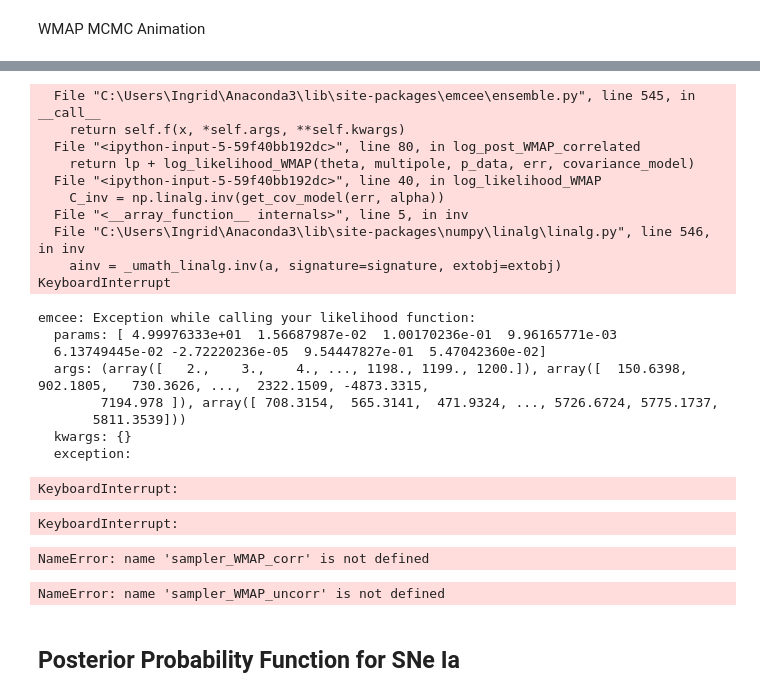
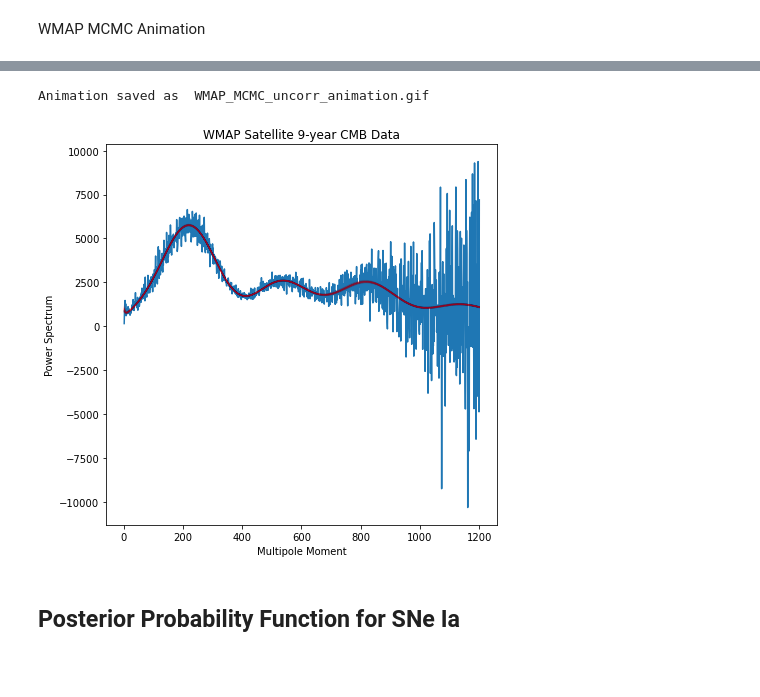
Before and after one commit to nlefrancois6/Phys-321-Project, a Jupyter notebook: Project_Main.ipynb, the cells around one changed output, grey strips where cells are left out. Cells and saved outputs as stored; diff of their text form; code cells hidden in the pictures; blank space fills up the shorter version.

```diff
--- a/Project_Main.ipynb
+++ b/Project_Main.ipynb
@@ -188,6 +188,7 @@ def plot_WMAP_sample(x_data, flat_samples, ind):
     y_model = get_PICO_spectrum(sample)
     y_model = y_model[2:len(x_data)+2]
     #Plot the fit for these parameters
+    #plt.plot(multipole,power)
     plt.plot(x_data, y_model, alpha=0.01, color='red',zorder=2)
     #Save the figure to add to the animation
     fig_name = 'frame'+str(ind)+'.png'
@@ -215,10 +216,10 @@ def MCMC_animation(sampler, x_data, y_data, y_err, dataset, filename, N_samples)
     """
     Create an animation of the first N_samples of the MCMC fit
     """
-
     #Plot the original data
     plt.figure(figsize=(7,7))
     if dataset == 'SNe':
+        flat_samples = sampler.get_chain(flat=True)[:N_samples]
         plt.plot(x_data, y_data,'.k')
         #plt.errorbar(x_data, y_data, yerr=y_err, linestyle = 'None', fmt='.k',mec='black',mfc='black',ecolor='grey',zorder=1)
         plt.xlabel(r'$z$')
@@ -226,15 +227,16 @@ def MCMC_animation(sampler, x_data, y_data, y_err, dataset, filename, N_samples)
         plt.xscale('log')
         plt.title('SCP Union 2.1 SNe Ia Data')
     if dataset =='WMAP':
+        flat_samples = sampler.get_chain(discard=1000, thin =15, flat=True)[:N_samples]
         plt.plot(multipole,power)
         #plt.errorbar(wmap[:,0],wmap[:,1],wmap[:,2],fmt='*')
         plt.xlabel('Multipole Moment')
         plt.ylabel('Power Spectrum')
         plt.title('WMAP Satellite 9-year CMB Data')
-        plt.legend()
+        #plt.legend()
 
-    #Get the samples to plot
-    flat_samples = sampler.get_chain(flat=True)[:N_samples]
+#     #Get the samples to plot
+#     flat_samples = sampler.get_chain(discard=1000, thin =15, flat=True)[:N_samples]
 
     #Plot each sample and save the plot frame as a .png
     fig_name_list = []
@@ -338,7 +340,7 @@ def mcmc_burn_in(sampler,plot,max_n=100000):
 import h5py
 # %%
 ndim = 8 # number of parameters
-nwalkers = 20 #number of walkers
+nwalkers = 25 #number of walkers
 
 #set up initial guesses
 H0_initial = 70
@@ -356,3 +358,10 @@ initial_pos = pars_initialGuess + 0.01 * np.random.randn(nwalkers, ndim) #gaussi
 args = (multipole, power, errPower)
 
 backend_filename = "wmap_chain.h5"
+
+backend_filename = "wmap_chain.h5"
+backend = emcee.backends.HDFBackend(backend_filename)
+backend.reset(nwalkers, ndim) #reset if it's already been created
+
+sampler = emcee.EnsembleSampler(nwalkers, ndim, log_post_WMAP_uncorrelated, args=args, backend=backend);
+sampler.run_mcmc(initial_pos, 1000000, progress=True);
@@ -379,36 +382,14 @@ KeyboardInterrupt:
 # %%
-#check convergences for correlated
-backend_filename_corr = "wmap_chain_corr.h5"
-sampler_WMAP_corr, flat_samples_WMAP_corr, burn_in_WMAP_corr, thin_WMAP_corr = run_mcmc(log_post_WMAP_correlated, args, ndim, nwalkers, initial_pos, backend_filename_corr, True)
+# #check convergences for correlated
+# backend_filename_corr = "wmap_chain_corr.h5"
+# sampler_WMAP_corr, flat_samples_WMAP_corr, burn_in_WMAP_corr, thin_WMAP_corr = run_mcmc(log_post_WMAP_correlated, args, ndim, nwalkers, initial_pos, backend_filename_corr, True)
 
 #run mcmc with burn in
 #sampler_WMAP_corr,flat_samples_WMAP_corr, burn_in_WMAP_corr, thin_WMAP_corr = run_mcmc(log_post_WMAP_correlated, args, ndim, nwalkers, initial_pos, backend_filename, do_burn_in=False, num_iter=50000, burn_in=burn_in_WMAP,thin=thin_WMAP)
-# %% [output]
-  File "C:\Users\Ingrid\Anaconda3\lib\site-packages\emcee\ensemble.py", line 545, in __call__
-    return self.f(x, *self.args, **self.kwargs)
-  File "<ipython-input-5-59f40bb192dc>", line 80, in log_post_WMAP_correlated
-    return lp + log_likelihood_WMAP(theta, multipole, p_data, err, covariance_model)
-  File "<ipython-input-5-59f40bb192dc>", line 40, in log_likelihood_WMAP
-    C_inv = np.linalg.inv(get_cov_model(err, alpha))
-  File "<__array_function__ internals>", line 5, in inv
-  File "C:\Users\Ingrid\Anaconda3\lib\site-packages\numpy\linalg\linalg.py", line 546, in inv
-    ainv = _umath_linalg.inv(a, signature=signature, extobj=extobj)
-KeyboardInterrupt
-emcee: Exception while calling your likelihood function:
-  params: [ 4.99976333e+01  1.56687987e-02  1.00170236e-01  9.96165771e-03
-  6.13749445e-02 -2.72220236e-05  9.54447827e-01  5.47042360e-02]
-  args: (array([   2.,    3.,    4., ..., 1198., 1199., 1200.]), array([  150.6398,   902.1805,   730.3626, ...,  2322.1509, -4873.3315,
-        7194.978 ]), array([ 708.3154,  565.3141,  471.9324, ..., 5726.6724, 5775.1737,
-       5811.3539]))
-  kwargs: {}
-  exception:
-KeyboardInterrupt:
 # %%
-#check convergences for uncorrelated
-backend_filename_uncorr = "wmap_chain_uncorr.h5"
-sampler_WMAP_uncorr, flat_samples_WMAP_uncorr, burn_in_WMAP_uncorr, thin_WMAP_uncorr = run_mcmc(log_post_WMAP_uncorrelated, args, ndim, nwalkers, initial_pos, backend_filename_uncorr, True)
+# #check convergences for uncorrelated
+# backend_filename_uncorr = "wmap_chain_uncorr.h5"
+# sampler_WMAP_uncorr, flat_samples_WMAP_uncorr, burn_in_WMAP_uncorr, thin_WMAP_uncorr = run_mcmc(log_post_WMAP_uncorrelated, args, ndim, nwalkers, initial_pos, backend_filename_uncorr, True)
 
 #run mcmc with burn in
 #sampler_WMAP_uncorr,flat_samples_WMAP_uncorr, burn_in_WMAP_uncorr, thin_WMAP_uncorr = run_mcmc(log_post_WMAP_uncorrelated, args, ndim, nwalkers, initial_pos, backend_filename, do_burn_in=False, num_iter=50000, burn_in=burn_in_WMAP,thin=thin_WMAP)
-# %% [output]
-KeyboardInterrupt:
@@ -415,21 +411,20 @@ KeyboardInterrupt:
 # %%
-#plot movie for correlated
-filename = 'WMAP_MCMC_corr_animation.gif'
-dataset = 'WMAP'
-N_samples = 100
-#Create animation of MCMC fitting
-MCMC_animation(sampler_WMAP_corr, multipole, power, errPower, dataset, filename, N_samples)
+# #plot movie for correlated
+# filename = 'WMAP_MCMC_corr_animation.gif'
+# dataset = 'WMAP'
+# N_samples = 100
+# #Create animation of MCMC fitting
+# MCMC_animation(sampler_WMAP_corr, multipole, power, errPower, dataset, filename, N_samples)
-# %% [output]
-NameError: name 'sampler_WMAP_corr' is not defined
 # %%
 #plot movie for uncorrelated
 filename = 'WMAP_MCMC_uncorr_animation.gif'
 dataset = 'WMAP'
 N_samples = 100
 #Create animation of MCMC fitting
-MCMC_animation(sampler_WMAP_uncorr, multipole, power, errPower, dataset, filename, N_samples)
+MCMC_animation(sampler, multipole, power, errPower, dataset, filename, N_samples);
 # %% [output]
-NameError: name 'sampler_WMAP_uncorr' is not defined
+Animation saved as  WMAP_MCMC_uncorr_animation.gif
+[figure, added]
 # %% [markdown]
 ## Posterior Probability Function for SNe Ia
 # %%
```
Also changed, not shown: parts of 12 cells of this notebook.
